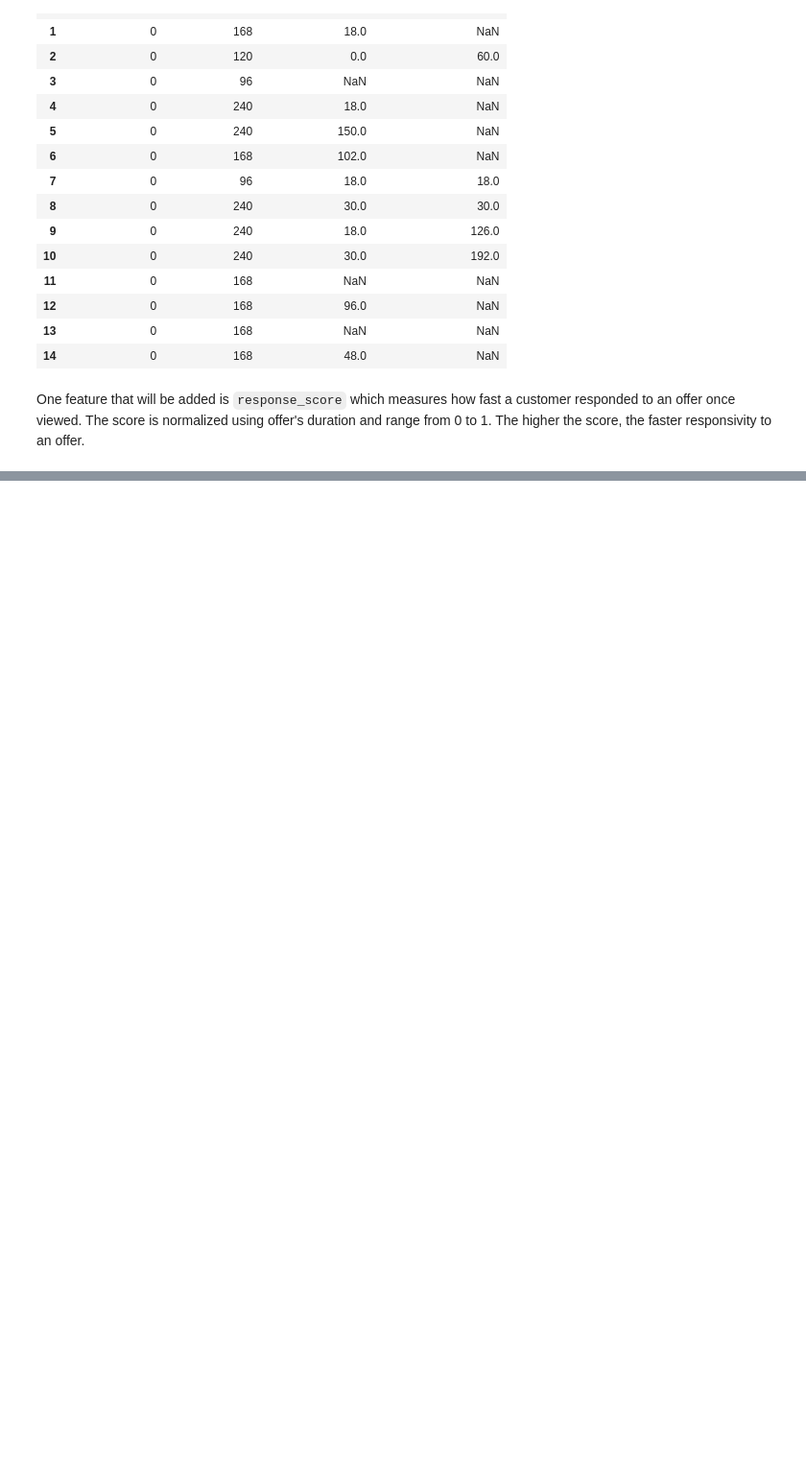
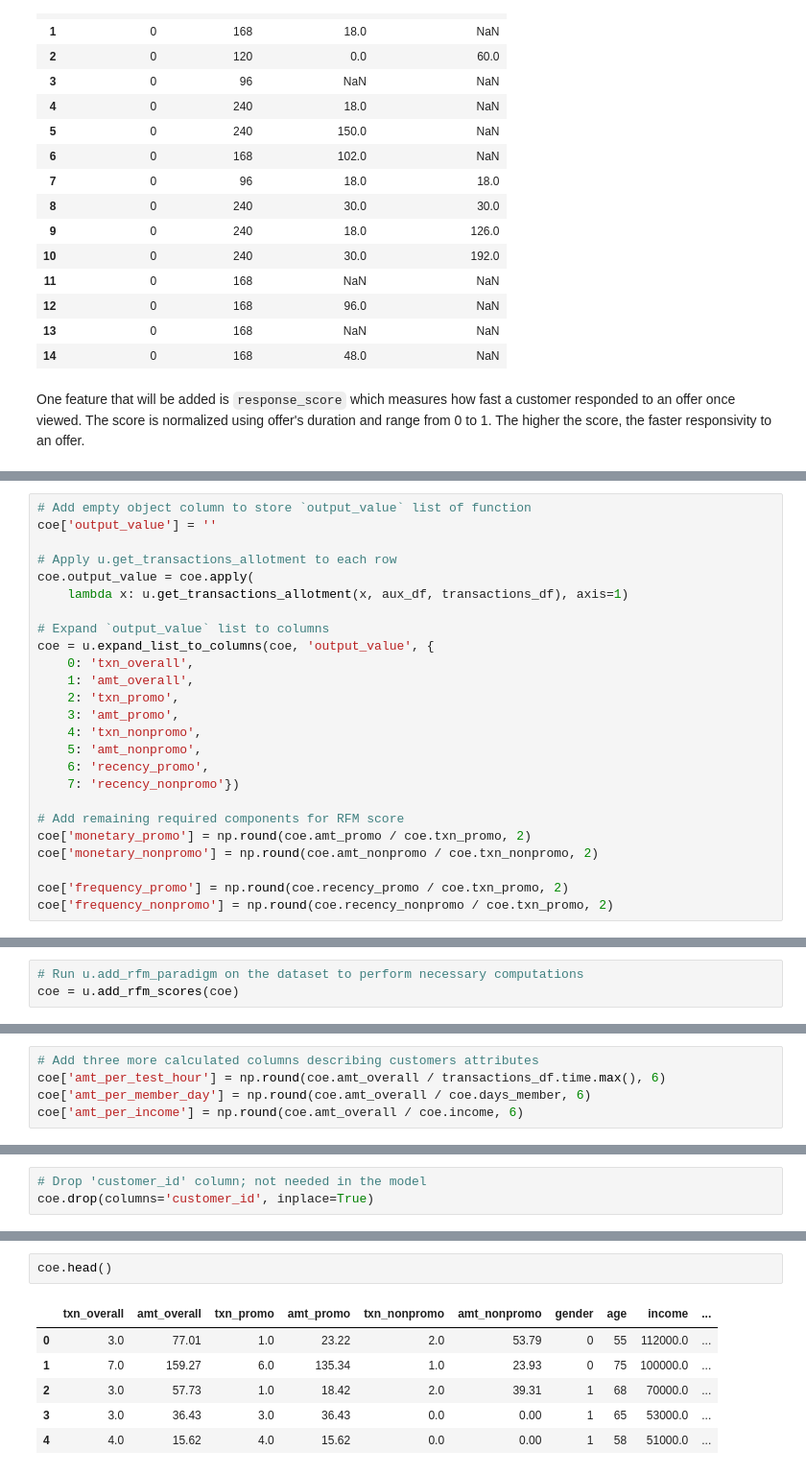
Before and after one commit to codeefy/Starbucks-Customer-Segmentation-, a Jupyter notebook: segmentation.ipynb, the cells around one changed output, grey strips where cells are left out. Shown at 96% size. Cells and saved outputs as stored; diff of their text form; blank space fills up the shorter version.

Commit message:
Modeling and Evalaution

```diff
--- a/segmentation.ipynb
+++ b/segmentation.ipynb
@@ -747,0 +844,25 @@ AttributeError: `np.NaN` was removed in the NumPy 2.0 release. Use `np.nan` inst
+# %%
+# Add empty object column to store `output_value` list of function
+coe['output_value'] = ''
+
+# Apply u.get_transactions_allotment to each row
+coe.output_value = coe.apply(
+    lambda x: u.get_transactions_allotment(x, aux_df, transactions_df), axis=1)
+
+# Expand `output_value` list to columns
+coe = u.expand_list_to_columns(coe, 'output_value', {
+    0: 'txn_overall',
+    1: 'amt_overall',
+    2: 'txn_promo',
+    3: 'amt_promo',
+    4: 'txn_nonpromo',
+    5: 'amt_nonpromo',
+    6: 'recency_promo',
+    7: 'recency_nonpromo'})
+
+# Add remaining required components for RFM score
+coe['monetary_promo'] = np.round(coe.amt_promo / coe.txn_promo, 2)
+coe['monetary_nonpromo'] = np.round(coe.amt_nonpromo / coe.txn_nonpromo, 2)
+
+coe['frequency_promo'] = np.round(coe.recency_promo / coe.txn_promo, 2)
+coe['frequency_nonpromo'] = np.round(coe.recency_nonpromo / coe.txn_promo, 2)
@@ -747,0 +871,3 @@ AttributeError: `np.NaN` was removed in the NumPy 2.0 release. Use `np.nan` inst
+# %%
+# Run u.add_rfm_paradigm on the dataset to perform necessary computations
+coe = u.add_rfm_scores(coe)
@@ -747,0 +885,5 @@ AttributeError: `np.NaN` was removed in the NumPy 2.0 release. Use `np.nan` inst
+# %%
+# Add three more calculated columns describing customers attributes
+coe['amt_per_test_hour'] = np.round(coe.amt_overall / transactions_df.time.max(), 6)
+coe['amt_per_member_day'] = np.round(coe.amt_overall / coe.days_member, 6)
+coe['amt_per_income'] = np.round(coe.amt_overall / coe.income, 6)
@@ -747,0 +892,3 @@ AttributeError: `np.NaN` was removed in the NumPy 2.0 release. Use `np.nan` inst
+# %%
+# Drop 'customer_id' column; not needed in the model
+coe.drop(columns='customer_id', inplace=True)
@@ -747,0 +962,9 @@ AttributeError: `np.NaN` was removed in the NumPy 2.0 release. Use `np.nan` inst
+# %%
+coe.head()
+# %% [output]
+|  | txn_overall | amt_overall | txn_promo | amt_promo | txn_nonpromo | amt_nonpromo | gender | age | income | ... |
+| 0 | 3.0 | 77.01 | 1.0 | 23.22 | 2.0 | 53.79 | 0 | 55 | 112000.0 | ... |
+| 1 | 7.0 | 159.27 | 6.0 | 135.34 | 1.0 | 23.93 | 0 | 75 | 100000.0 | ... |
+| 2 | 3.0 | 57.73 | 1.0 | 18.42 | 2.0 | 39.31 | 1 | 68 | 70000.0 | ... |
+| 3 | 3.0 | 36.43 | 3.0 | 36.43 | 0.0 | 0.00 | 1 | 65 | 53000.0 | ... |
+| 4 | 4.0 | 15.62 | 4.0 | 15.62 | 0.0 | 0.00 | 1 | 58 | 51000.0 | ... |
```
Also changed, not shown: parts of 25 cells of this notebook.
